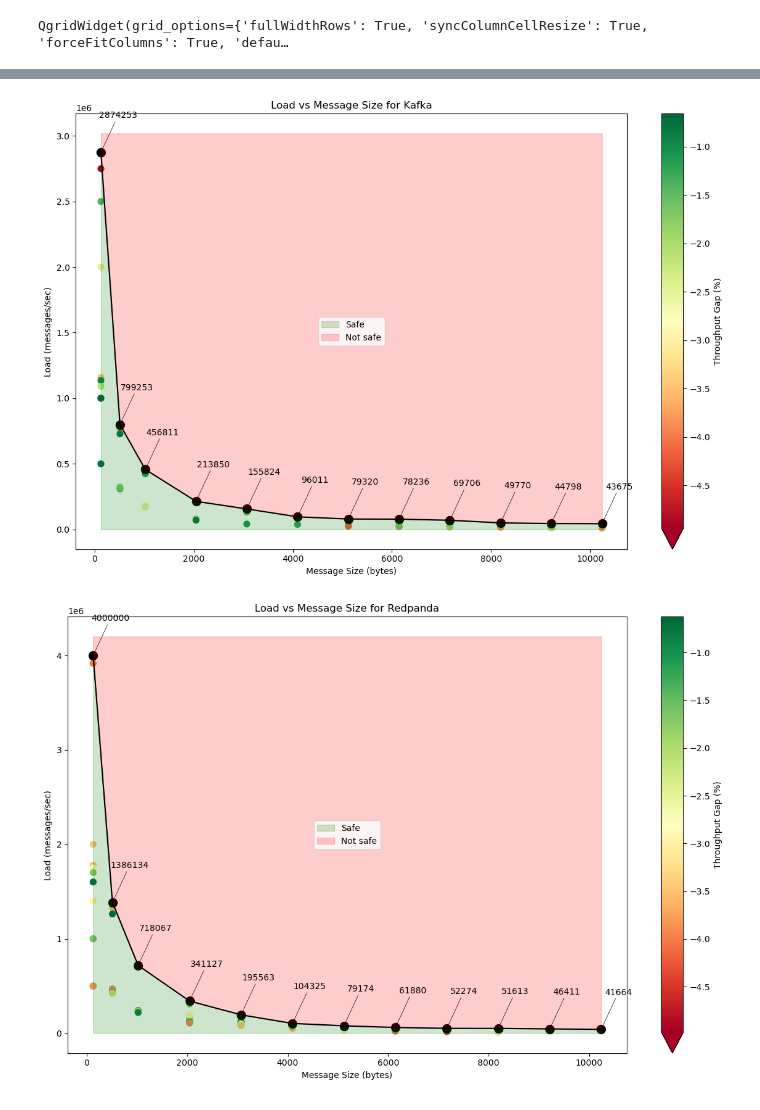
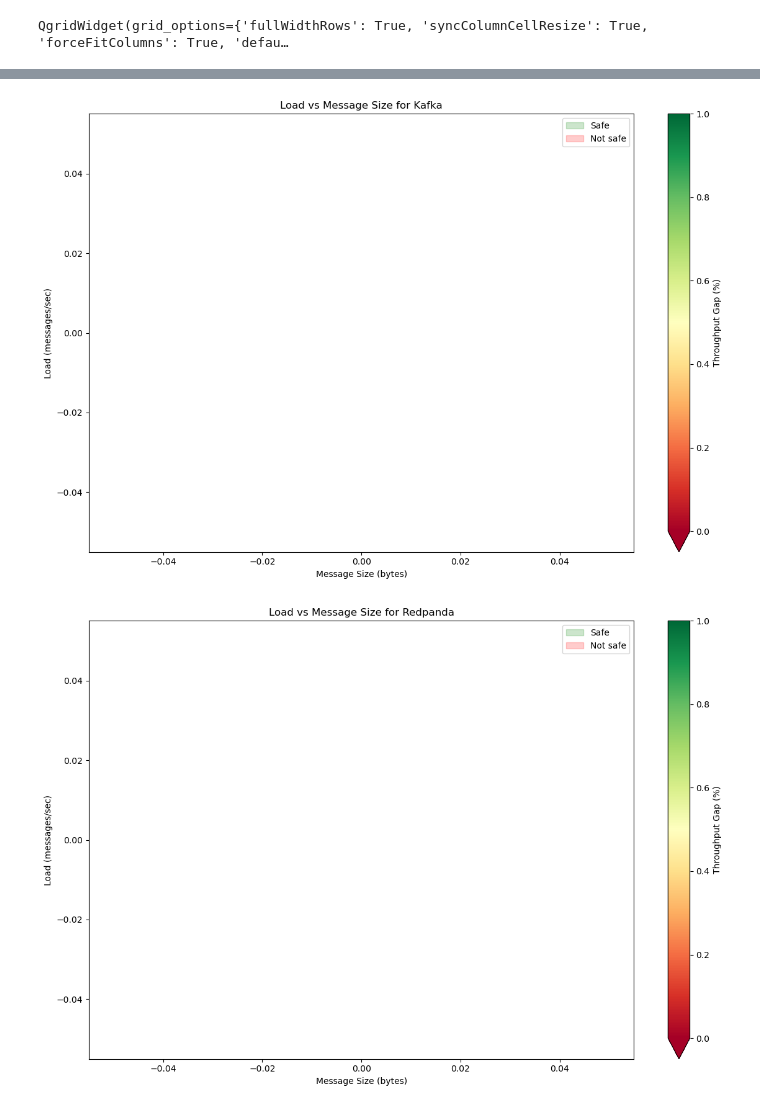
Before and after one commit to stream-energy/greenflow, a Jupyter notebook: analysis.ipynb, the cells around one changed output, grey strips where cells are left out. Drawn from its saved outputs; the diff is of its cells as text; code cells hidden in the pictures.

```diff
--- a/analysis.ipynb
+++ b/analysis.ipynb
@@ -17,17 +17,17 @@ import qgridnext as qgrid
 import greenflow.analysis as an
 from entrypoint import load_gin
 
-cutoff = "2024-07-23T14:40:18.761822+02:00"
+cutoff = "2024-09-23T14:40:18.761822+02:00"
+
+load_gin(exp_name="ingest-kafka", test=False)
 experiments = an.get_experiments()
-
-load_gin(exp_name="ingest-kafka", test=True)
 
 def interest(exp) -> bool:
   params = exp["experiment_metadata"]["factors"]["exp_params"]
   messageSize = params["messageSize"]
   partitions = params["partitions"]
-  if "test" in exp["experiment_description"]:
-    if messageSize > 64 and partitions >= 1:
+  if "Hammer" in exp["experiment_description"]:
+    if messageSize > 64 and partitions == 1:
       return True
   return False
 
@@ -37,8 +42,8 @@ redpanda_kafka_data = an.filter_experiments(experiments, interest, cutoff)
 # dill.dump_session('montcalm_threshold.db')
 # dill.load_session('montcalm_threshold.db')
 # %%
-edit = True
-# edit = False
+# edit = True
+edit = False
 
 if edit:
   qgrid_widget = qgrid.show_grid(redpanda_kafka_data, show_toolbar=True)
@@ -58,7 +61,7 @@ if edit:
   enriched_data = qgrid_widget.get_changed_df()
 
 # The throughput gap should be negative
-enriched_data = enriched_data[enriched_data["throughput_gap_percentage"] < 0]
+enriched_data = enriched_data[enriched_data["throughput_gap_percentage"] <= 0]
 # %%
 qgrid_widget = qgrid.show_grid(enriched_data, show_toolbar=True)
 qgrid_widget
@@ -242,8 +246,9 @@ def create_graph(data, system_name):
     )
 
     # Find the maximum "safe" load for each message size
-    safe_data = system_data[system_data["throughput_gap_percentage"] >= -5]
-    max_safe_points = safe_data.groupby("messageSize").agg({"load": "max"}).reset_index()
+    # safe_data = system_data[system_data["throughput_gap_percentage"] >= -5]
+    # max_safe_points = .groupby("messageSize").agg({"load": "max"}).reset_index()
+    max_safe_points = system_data
 
     # Create scatter plot for the max safe points with a different marker style
     ax.scatter(
@@ -264,35 +269,35 @@ def create_graph(data, system_name):
     max_safe_points = max_safe_points.sort_values("messageSize")
 
     # Connect the max safe points with a line
     ax.plot(max_safe_points["messageSize"], max_safe_points["load"], linestyle="-", color="black")
 
     # Fill the area below the line as "Safe"
     ax.fill_between(max_safe_points["messageSize"], max_safe_points["load"], color="green", alpha=0.2, label="Safe")
 
     # Fill the area above the line as "Not safe"
     ax.fill_between(max_safe_points["messageSize"], max_safe_points["load"], y2=ax.get_ylim()[1], color="red", alpha=0.2, label="Not safe")
 
     # Add color bar
     plt.colorbar(scatter, ax=ax, label="Throughput Gap (%)", extend="min")
 
     ax.set_title(f"Load vs Message Size for {system_name}")
     ax.set_xlabel("Message Size (bytes)")
     ax.set_ylabel("Load (messages/sec)")
 
     # Add legend
     ax.legend()
 
     plt.tight_layout()
     plt.show()
 
     return max_safe_points
 
 # Create graphs for Kafka and Redpanda
 kafka_max_safe_points = create_graph(data[data["exp_name"] == "ingest-kafka"], "Kafka")
 redpanda_max_safe_points = create_graph(data[data["exp_name"] == "ingest-redpanda"], "Redpanda")
 # %% [output]
-[figure, old version]
+[figure, new version]
-[figure, old version]
+[figure, new version]
 # %%
 import matplotlib.pyplot as plt
 import numpy as np
```
Also changed, not shown: parts of 6 cells of this notebook, 11 other files.
